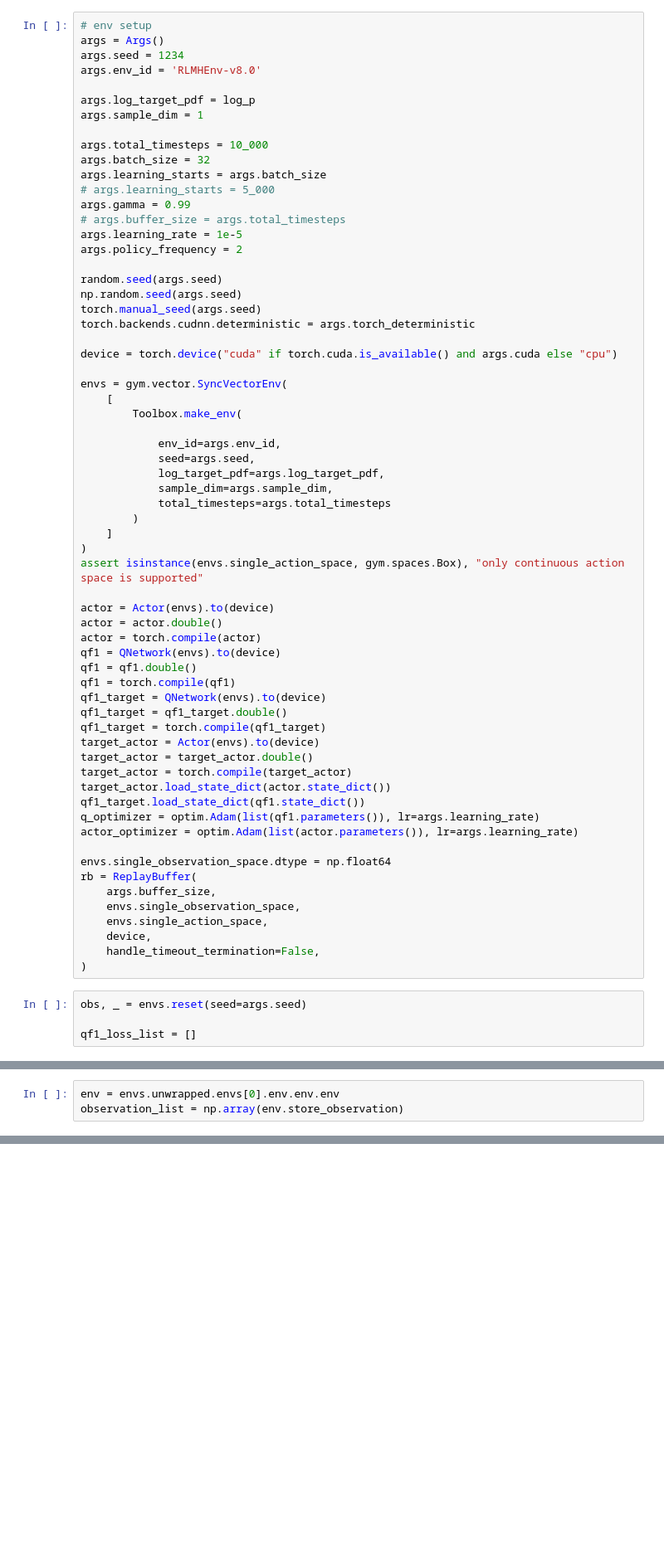
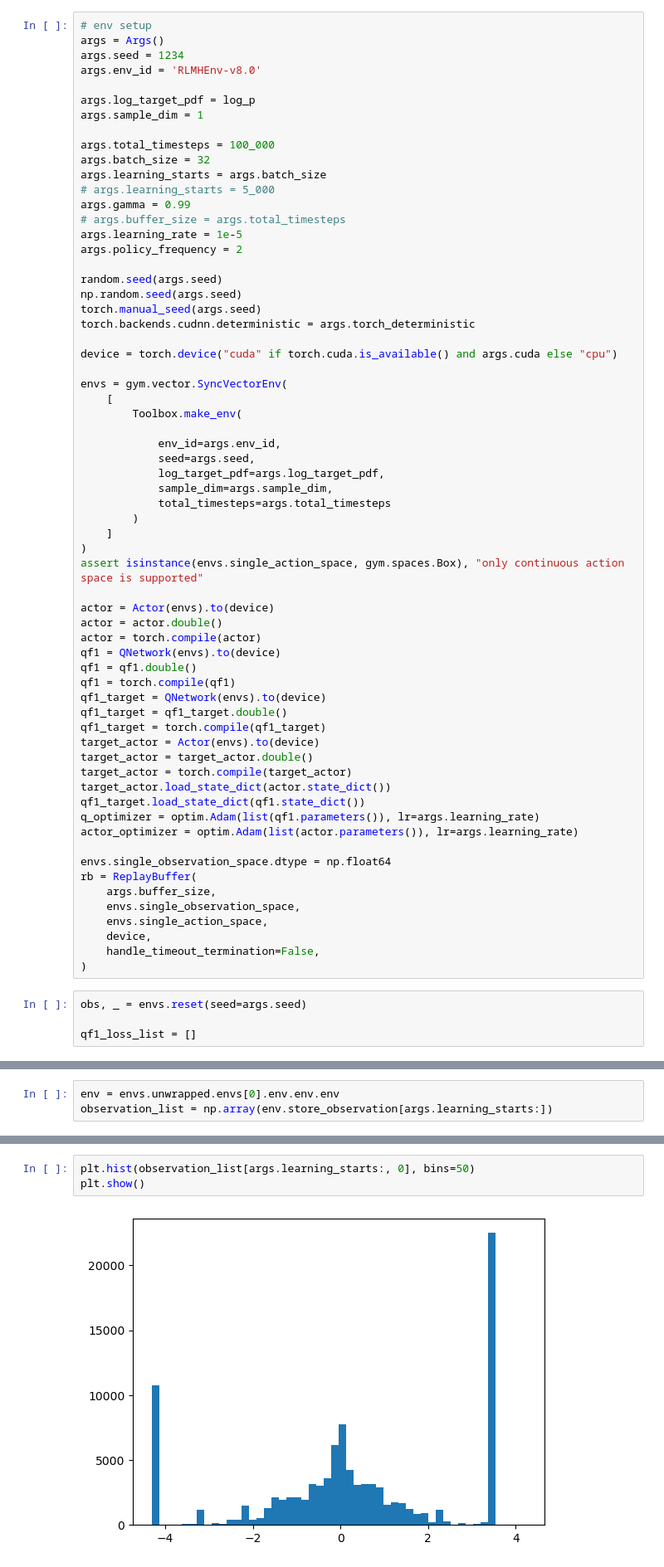
Before and after one commit to congyewang/Reinforcement-Learning-for-Adaptive-MCMC, a Jupyter notebook: experiments/Env8/N01_ddpg_v8.ipynb, the cells around one changed output, grey strips where cells are left out. Shown at 83% size. Drawn from its saved outputs; the diff is of its cells as text; blank space fills up the shorter version.

```diff
--- a/experiments/Env8/N01_ddpg_v8.ipynb
+++ b/experiments/Env8/N01_ddpg_v8.ipynb
@@ -79,7 +79,7 @@ args.env_id = 'RLMHEnv-v8.0'
 args.log_target_pdf = log_p
 args.sample_dim = 1
 
-args.total_timesteps = 10_000
+args.total_timesteps = 100_000
 args.batch_size = 32
 args.learning_starts = args.batch_size
 # args.learning_starts = 5_000
@@ -184,6 +184,6 @@ for global_step in trange(args.total_timesteps):
                 target_param.data.copy_(args.tau * param.data + (1 - args.tau) * target_param.data)
 # %%
 env = envs.unwrapped.envs[0].env.env.env
-observation_list = np.array(env.store_observation)
+observation_list = np.array(env.store_observation[args.learning_starts:])
 # %%
 plt.plot(observation_list[:, 0])
@@ -189,0 +193,5 @@ plt.plot(observation_list[:, 0])
+# %%
+plt.hist(observation_list[args.learning_starts:, 0], bins=50)
+plt.show()
+# %% [output]
+[figure, added]
```
Also changed, not shown: parts of 19 cells of this notebook, 8 other files.
